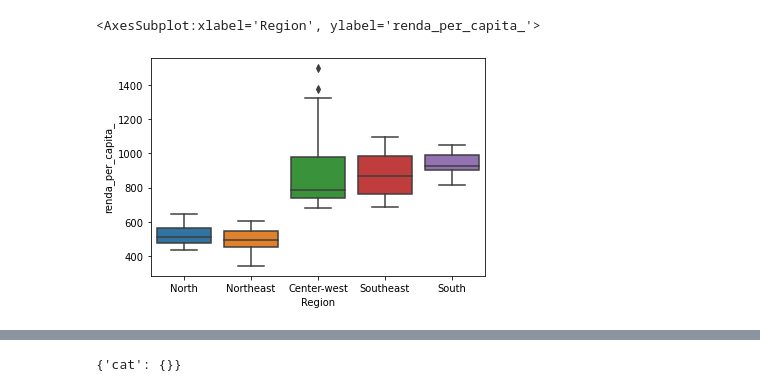
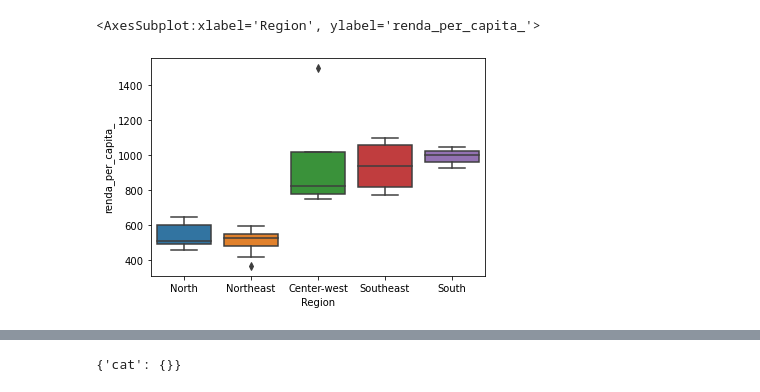
Before and after one commit to VitorBSP/GDP_StatesBR, a Jupyter notebook: modelagem.ipynb, the cells around one changed output, grey strips where cells are left out. Drawn from its saved outputs; the diff is of its cells as text; code cells hidden in the pictures.

```diff
--- a/modelagem.ipynb
+++ b/modelagem.ipynb
@@ -30,5 +39,6 @@ sns.heatmap(base.corr(), annot=True,cmap='RdYlBu')
-# %%
-sns.boxplot(x='Region', y='renda_per_capita_', data=base)
-# %% [output]
-<AxesSubplot:xlabel='Region', ylabel='renda_per_capita_'>
-[figure, removed]
+# %%
+# Acredito que o boxplot fica melhor que barras, ja da para ver outliers alem da diferença de renda de cada regiao
+sns.boxplot(x='Region', y='renda_per_capita_', data=base.iloc[0:27, :])
+# %% [output]
+<AxesSubplot:xlabel='Region', ylabel='renda_per_capita_'>
+[figure, added]
```
Also changed, not shown: parts of 5 cells of this notebook.
